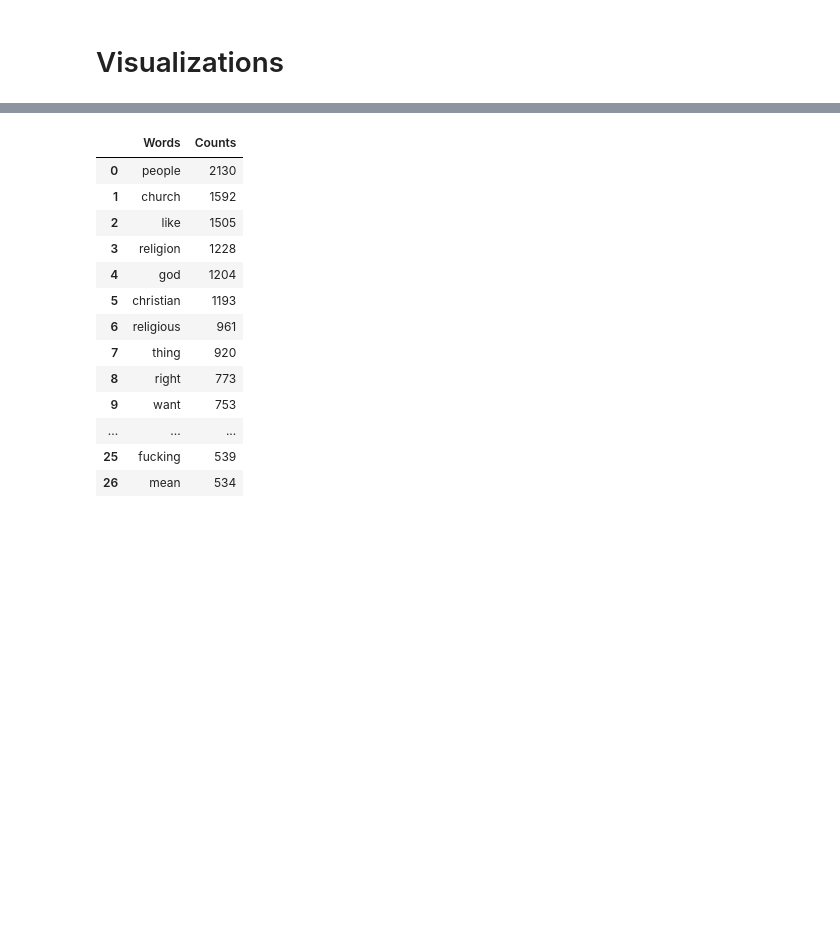
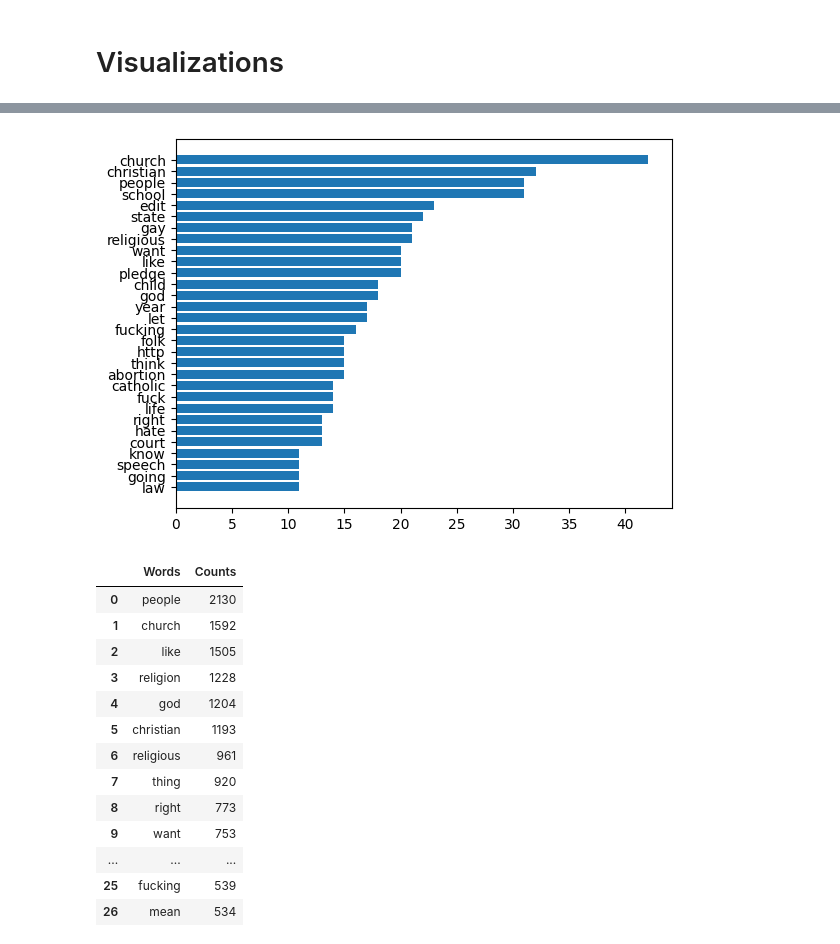
Before and after one commit to xmegan10/Reddit-Atheism-Sentiment-Comment-Prediction, a Jupyter notebook: ath_reddit_proj.ipynb, the cells around one changed output, grey strips where cells are left out. Drawn from its saved outputs; the diff is of its cells as text; code cells hidden in the pictures; blank space fills up the shorter version.

```diff
--- a/ath_reddit_proj.ipynb
+++ b/ath_reddit_proj.ipynb
@@ -209,3 +266,7 @@ plt.show()
+# %%
+visualize_word_freq(posts, "post_text")
+# %% [output]
+[figure, added]
 # %%
 #df of word counts
 data = {"Words": words, "Counts": counts}
```
Also changed, not shown: parts of 15 cells of this notebook.
